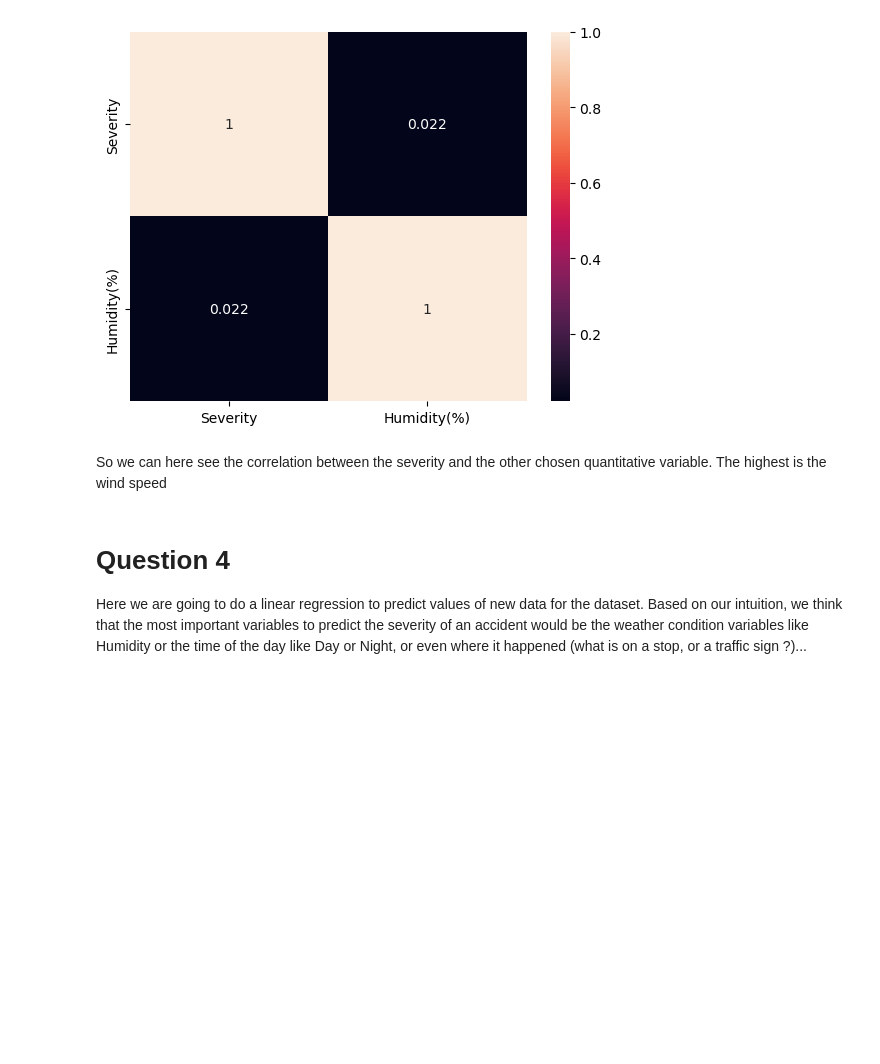
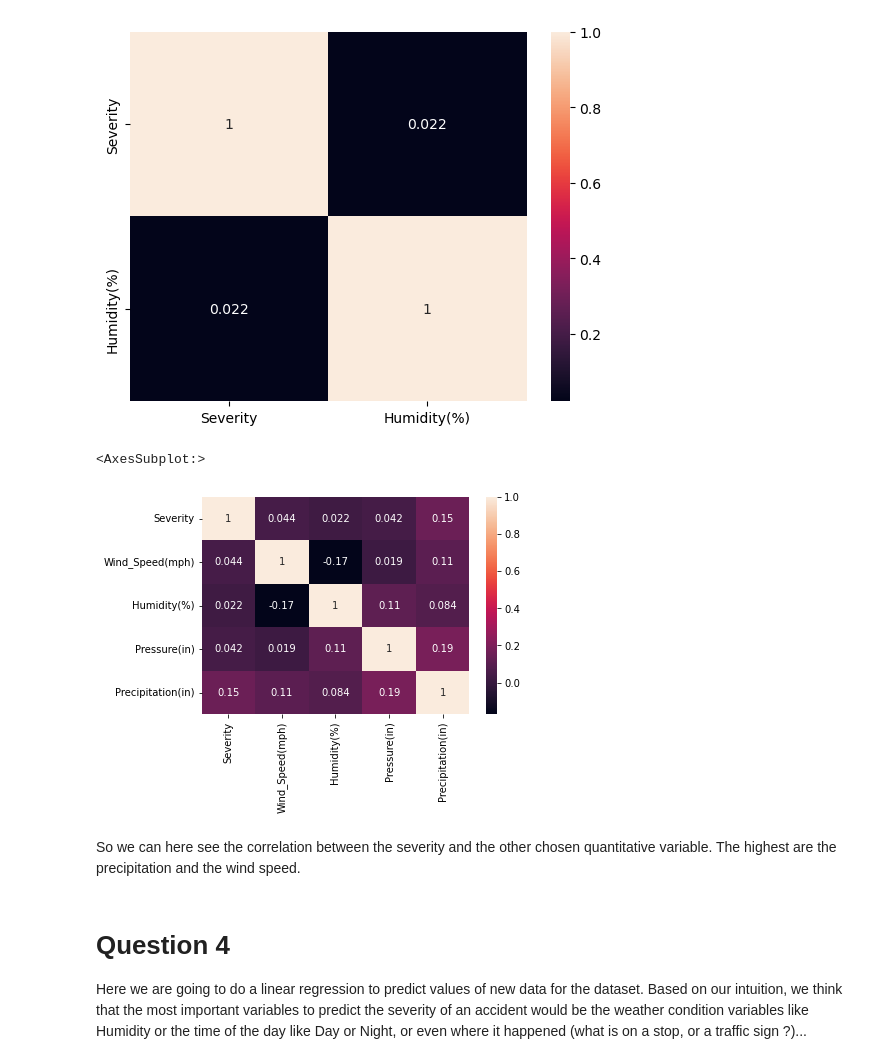
Before and after one commit to RinjieMX/ExplainAI_TD4, a Jupyter notebook: Notebook_TD4.ipynb, the cells around one changed output. Saved outputs shown, nothing was run; the diff lists cells and outputs as text; code cells hidden in the pictures; blank space fills up the shorter version.

```diff
--- a/Notebook_TD4.ipynb
+++ b/Notebook_TD4.ipynb
@@ -367,8 +372,11 @@ sns.heatmap(corr_matrix, annot=True)
 <Axes: >
 [figure]
 # %%
-correl1 = newdf.loc[:, ['Severity', 'Wind_Speed(mph)','Humidity(%)','Pressure(in)']]
+correl1 = newdf.loc[:, ['Severity', 'Wind_Speed(mph)','Humidity(%)','Pressure(in)', 'Precipitation(in)']]
 corr_matrix = correl1.corr()
 sns.heatmap(corr_matrix, annot=True)
+# %% [output]
+<AxesSubplot:>
+[figure, added]
 # %% [markdown]
-So we can here see the correlation between the severity and the other chosen quantitative variable. The highest is the wind speed
+So we can here see the correlation between the severity and the other chosen quantitative variable. The highest are the precipitation and the wind speed.
```
Also changed, not shown: parts of 14 cells of this notebook.
